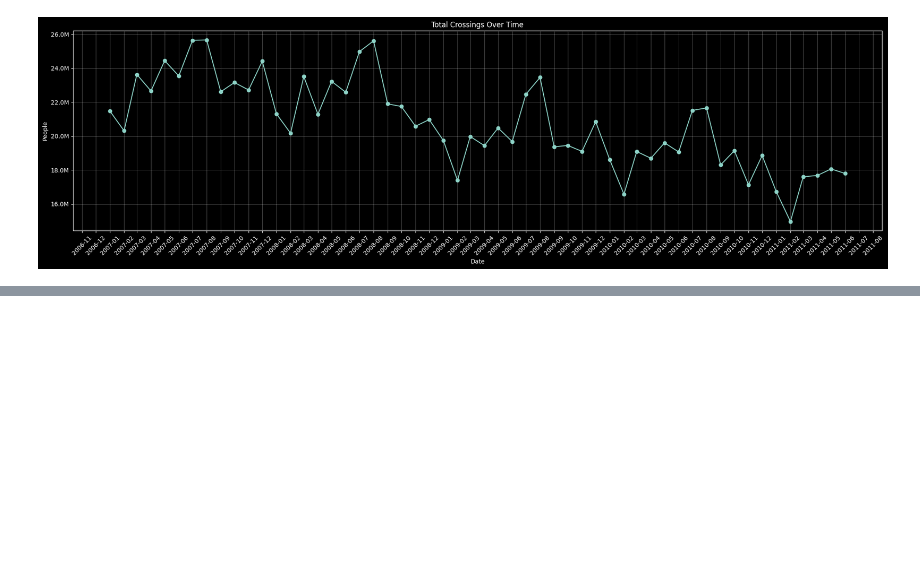
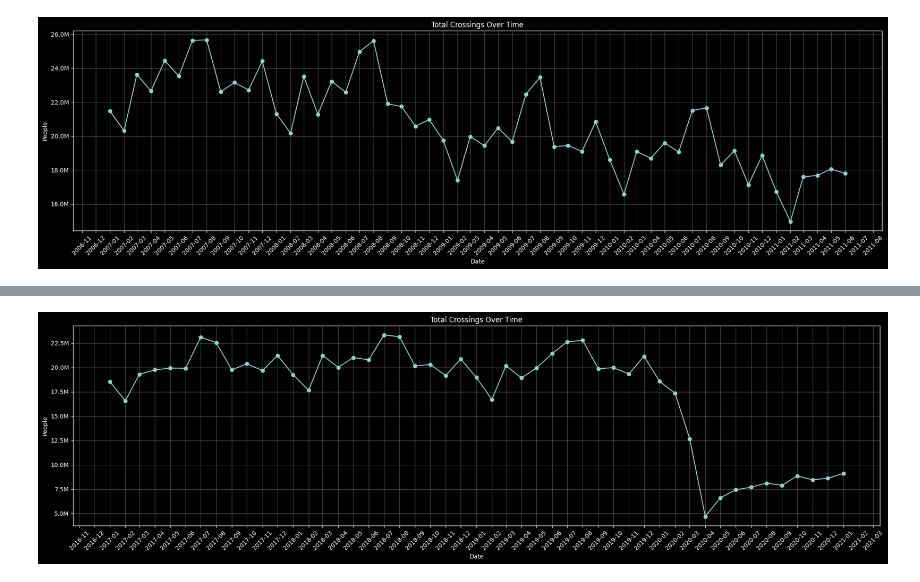
Before and after one commit to Max-Aber/Border_Crossing_Analysis, a Jupyter notebook: notebooks/2-major-event-impacts.ipynb, the cells around one changed output, grey strips where cells are left out. Saved outputs shown, nothing was run; the diff lists cells and outputs as text; code cells hidden in the pictures; blank space fills up the shorter version.

```diff
--- a/notebooks/2-major-event-impacts.ipynb
+++ b/notebooks/2-major-event-impacts.ipynb
@@ -42,0 +43,5 @@ plot.plot_time_series(df_911, "Date", "Total_Crossings",'Total Crossings Over Ti
+# %%
+df_trump_1st_term = df_total_monthly[(df_total_monthly['Date'] >= '2017-01-01') & (df_total_monthly['Date'] <= '2021-01-30')]
+plot.plot_time_series(df_trump_1st_term, "Date", "Total_Crossings",'Total Crossings Over Time', 'Date', 'People')
+# %% [output]
+[figure, added]
```
Also changed, not shown: parts of 1 cell of this notebook.
